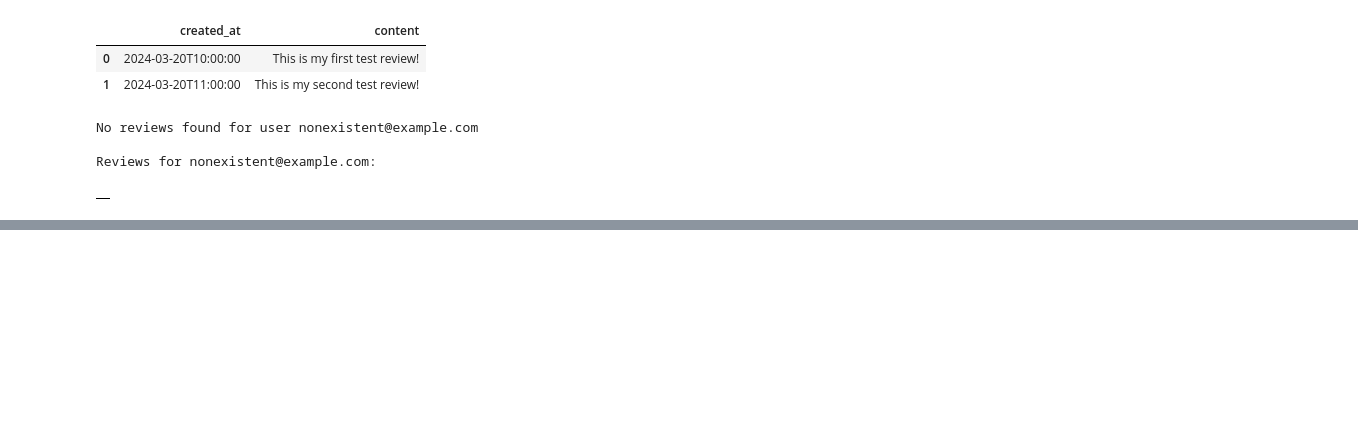
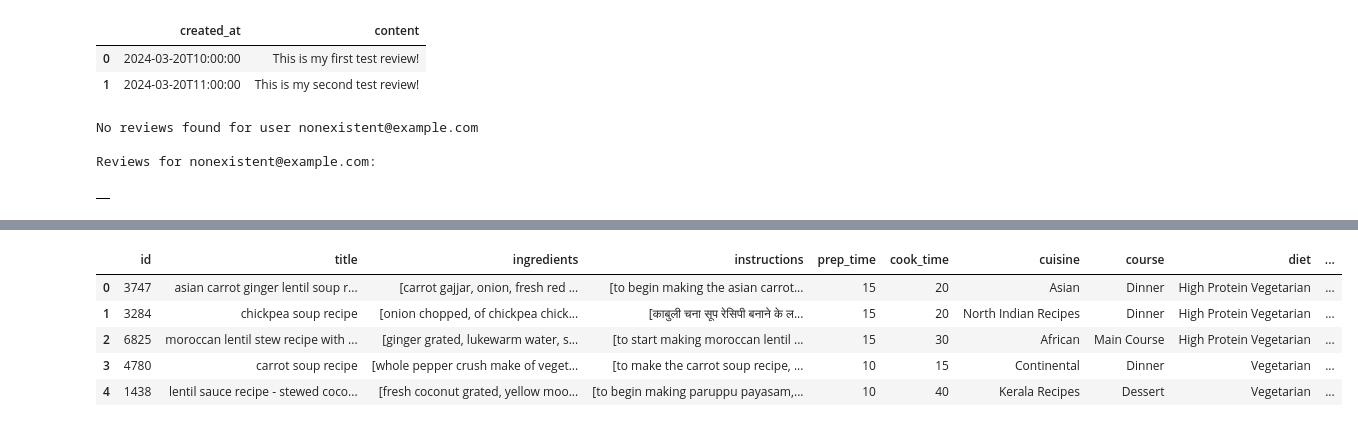
Before and after one commit to CharbelDaher34/recipe_recommendation_flutter_python, a Jupyter notebook: data/elastic.ipynb, the cells around one changed output, grey strips where cells are left out. Saved outputs shown, nothing was run; the diff lists cells and outputs as text; code cells hidden in the pictures; blank space fills up the shorter version.

```diff
--- a/data/elastic.ipynb
+++ b/data/elastic.ipynb
@@ -1139,0 +1264,2 @@ Reviews for nonexistent@example.com:
+# %%
+ids = df["id"].tolist()
@@ -1139,0 +1350,4 @@ Reviews for nonexistent@example.com:
+# %%
+import requests
+
+embedding = compute_average_embedding("lentil soup", None)
@@ -1139,0 +1447,9 @@ Reviews for nonexistent@example.com:
+# %%
+find_most_similar_recipe(embedding, ids)
+# %% [output]
+|  | id | title | ingredients | instructions | prep_time | cook_time | cuisine | course | diet | ... |
+| 0 | 3747 | asian carrot ginger lentil soup r... | [carrot gajjar, onion, fresh red ... | [to begin making the asian carrot... | 15 | 20 | Asian | Dinner | High Protein Vegetarian | ... |
+| 1 | 3284 | chickpea soup recipe | [onion chopped, of chickpea chick... | [काबुली चना सूप रेसिपी बनाने के ल... | 15 | 20 | North Indian Recipes | Dinner | High Protein Vegetarian | ... |
+| 2 | 6825 | moroccan lentil stew recipe with ... | [ginger grated, lukewarm water, s... | [to start making moroccan lentil ... | 15 | 30 | African | Main Course | High Protein Vegetarian | ... |
+| 3 | 4780 | carrot soup recipe | [whole pepper crush make of veget... | [to make the carrot soup recipe, ... | 10 | 15 | Continental | Dinner | Vegetarian | ... |
+| 4 | 1438 | lentil sauce recipe - stewed coco... | [fresh coconut grated, yellow moo... | [to begin making paruppu payasam,... | 10 | 40 | Kerala Recipes | Dessert | Vegetarian | ... |
```
Also changed, not shown: parts of 8 cells of this notebook, 14 other files.
